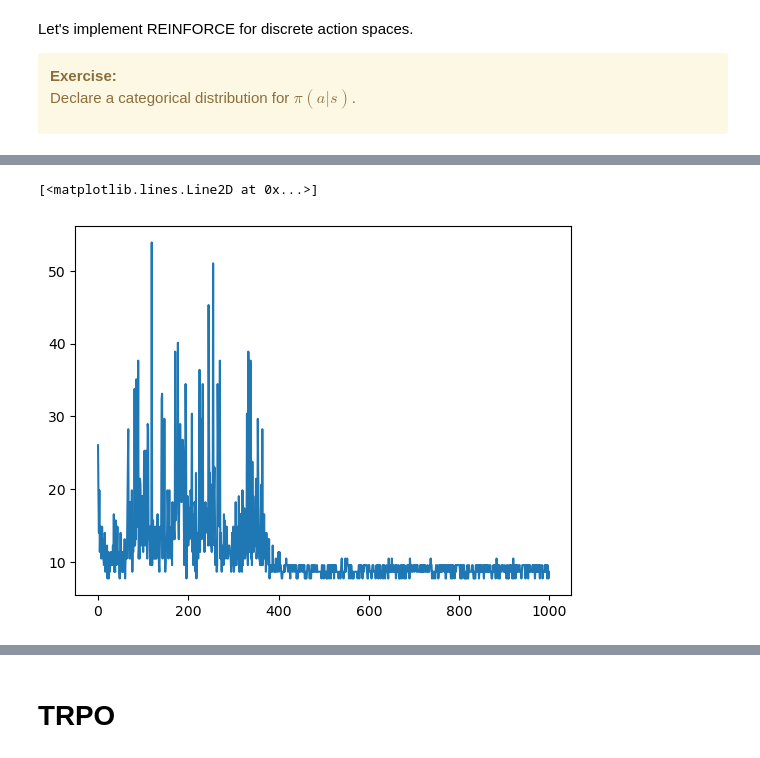
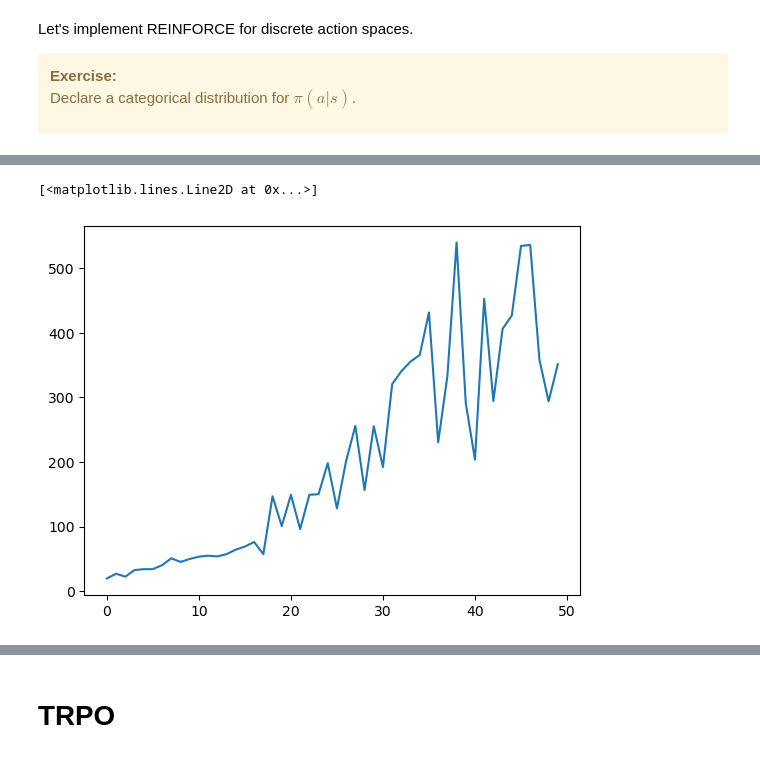
Before and after one commit to erachelson/RLclass_MVA, a Jupyter notebook: notebooks/RL6 - Policy Gradients.ipynb, the cells around one changed output, grey strips where cells are left out. Cells and saved outputs as stored; diff of their text form; code cells hidden in the pictures.

```diff
--- a/notebooks/RL6 - Policy Gradients.ipynb
+++ b/notebooks/RL6 - Policy Gradients.ipynb
@@ -247,9 +247,11 @@ class policyNetwork(nn.Module):
         self.fc2 = nn.Linear(128, n_action)
 
     def forward(self, x):
+        if x.dim() == 1:
+            x = x.unsqueeze(dim=0)
         x = F.relu(self.fc1(x))
         action_scores = self.fc2(x)
-        return F.softmax(action_scores,dim=0)
+        return F.softmax(action_scores,dim=1)
 
     def sample_action(self, x):
         probabilities = self.forward(x)
@@ -315,12 +335,16 @@ class reinforce_agent:
 # %%
 import gymnasium as gym
 import matplotlib.pyplot as plt
 cartpole = gym.make('CartPole-v1', render_mode="rgb_array")
+config = {'gamma': .99,
+          'learning_rate': 0.01,
+          'nb_episodes': 10
+         }
 
 pi = policyNetwork(cartpole)
-agent = reinforce_agent(pi)
-returns = agent.train(cartpole,1000)
+agent = reinforce_agent(config, pi)
+returns = agent.train(cartpole,50)
 plt.plot(returns)
 # %% [output]
 [<matplotlib.lines.Line2D at 0x...>]
-[figure, old version]
+[figure, new version]
```
Also changed, not shown: parts of 11 cells of this notebook.
